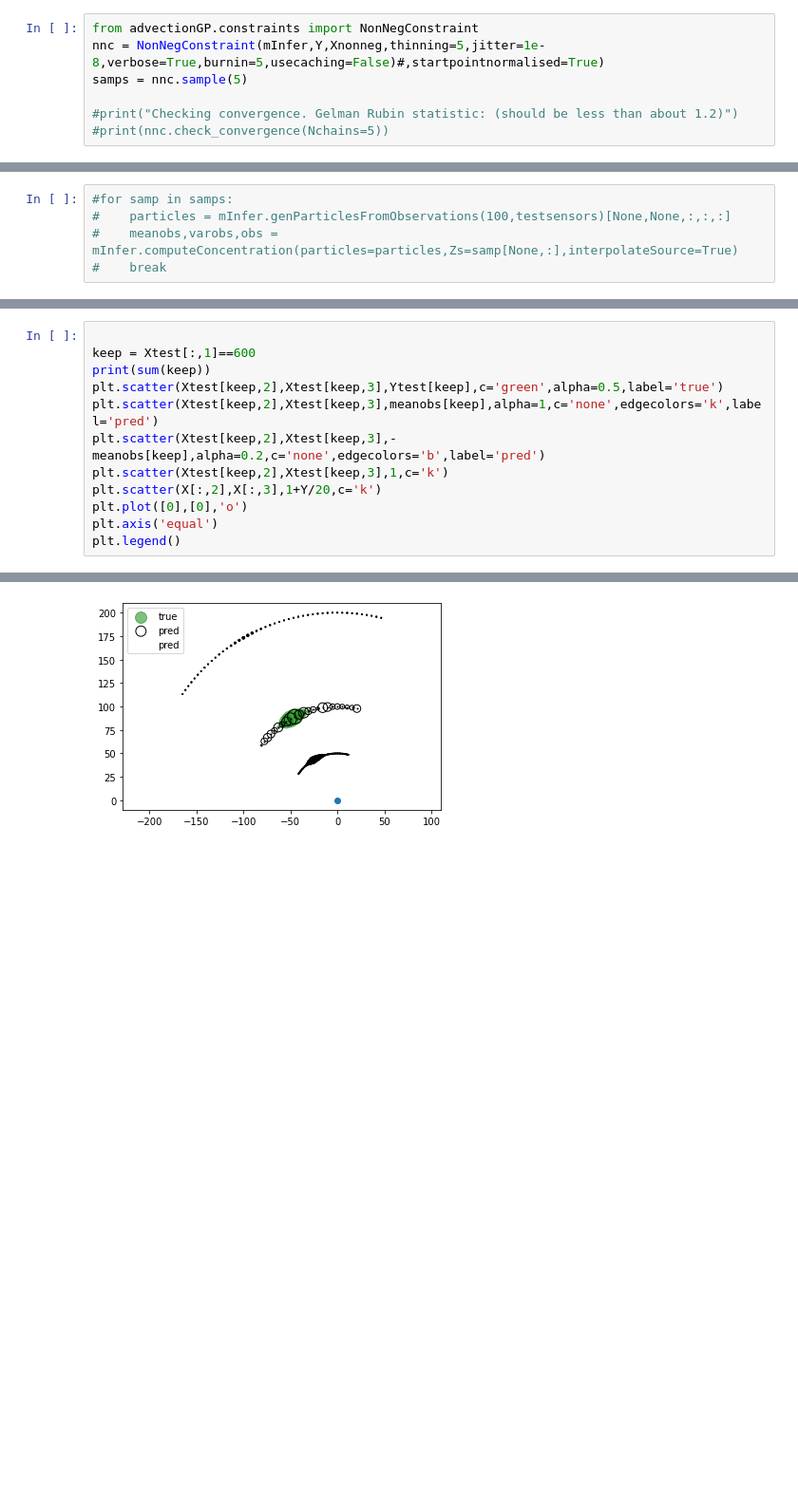
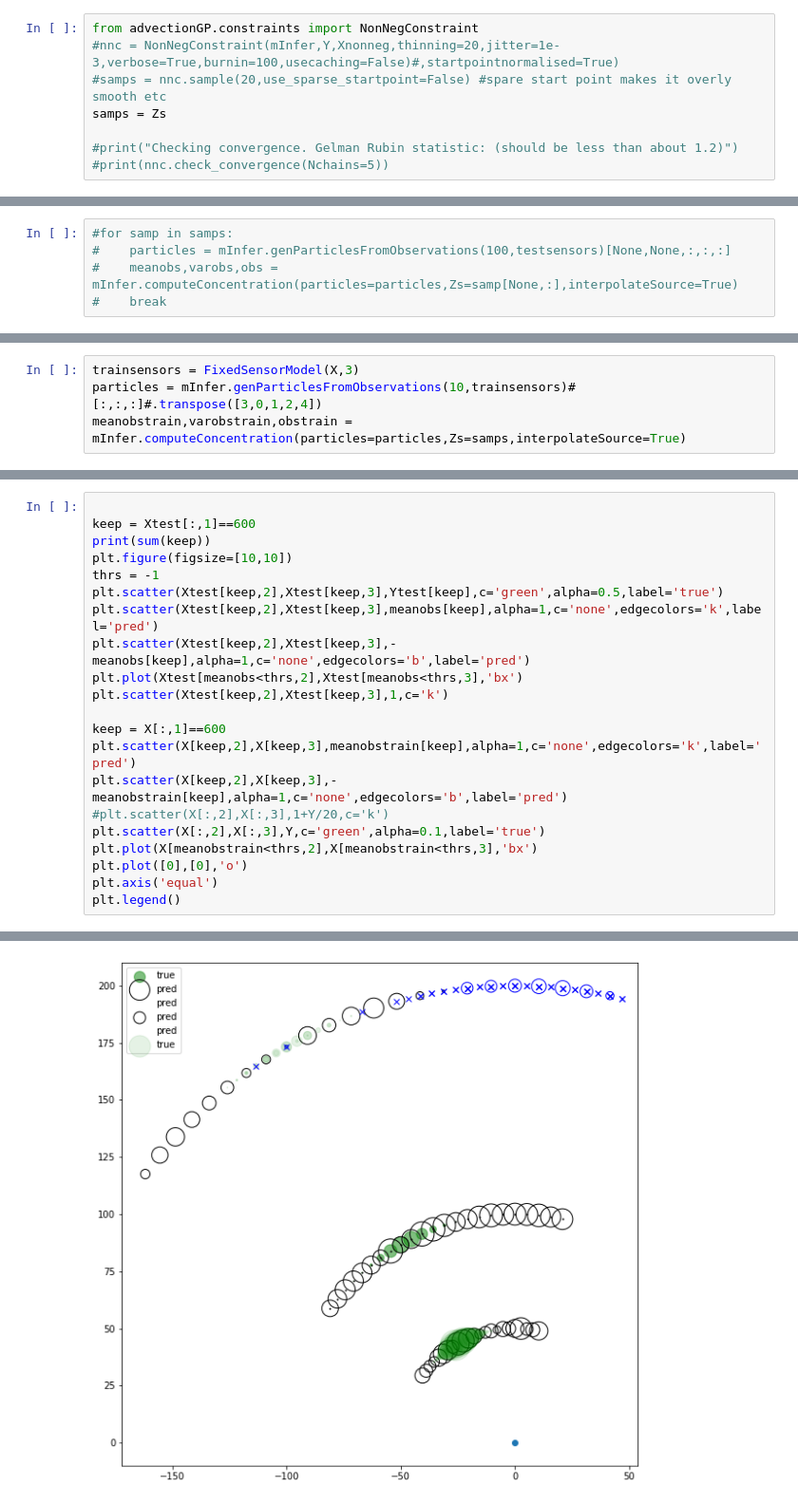
Before and after one commit to SheffieldML/advectionGPdatasets, a Jupyter notebook: juypter/Round Hill 2 example non neg example.ipynb, the cells around one changed output, grey strips where cells are left out. Shown at 95% size. Drawn from its saved outputs; the diff is of its cells as text; blank space fills up the shorter version.

```diff
--- a/juypter/Round Hill 2 example non neg example.ipynb
+++ b/juypter/Round Hill 2 example non neg example.ipynb
@@ -148,7 +168,8 @@ Xnonneg.shape
 # %%
 from advectionGP.constraints import NonNegConstraint
-nnc = NonNegConstraint(mInfer,Y,Xnonneg,thinning=5,jitter=1e-8,verbose=True,burnin=5,usecaching=False)#,startpointnormalised=True)
-samps = nnc.sample(5)
+#nnc = NonNegConstraint(mInfer,Y,Xnonneg,thinning=20,jitter=1e-3,verbose=True,burnin=100,usecaching=False)#,startpointnormalised=True)
+#samps = nnc.sample(20,use_sparse_startpoint=False) #spare start point makes it overly smooth etc
+samps = Zs
 
 #print("Checking convergence. Gelman Rubin statistic: (should be less than about 1.2)")
 #print(nnc.check_convergence(Nchains=5))
@@ -269,0 +312,4 @@ array([[ 0.4,  0.3, -0.5, ...,  0.2, -0.2,  0.2],
+# %%
+trainsensors = FixedSensorModel(X,3)
+particles = mInfer.genParticlesFromObservations(10,trainsensors)#[:,:,:]#.transpose([3,0,1,2,4])
+meanobstrain,varobstrain,obstrain = mInfer.computeConcentration(particles=particles,Zs=samps,interpolateSource=True)
@@ -270,19 +326,28 @@ array([[ 0.4,  0.3, -0.5, ...,  0.2, -0.2,  0.2],
 # %%
 
 keep = Xtest[:,1]==600
 print(sum(keep))
+plt.figure(figsize=[10,10])
+thrs = -1
 plt.scatter(Xtest[keep,2],Xtest[keep,3],Ytest[keep],c='green',alpha=0.5,label='true')
 plt.scatter(Xtest[keep,2],Xtest[keep,3],meanobs[keep],alpha=1,c='none',edgecolors='k',label='pred')
-plt.scatter(Xtest[keep,2],Xtest[keep,3],-meanobs[keep],alpha=0.2,c='none',edgecolors='b',label='pred')
+plt.scatter(Xtest[keep,2],Xtest[keep,3],-meanobs[keep],alpha=1,c='none',edgecolors='b',label='pred')
+plt.plot(Xtest[meanobs<thrs,2],Xtest[meanobs<thrs,3],'bx')
 plt.scatter(Xtest[keep,2],Xtest[keep,3],1,c='k')
-plt.scatter(X[:,2],X[:,3],1+Y/20,c='k')
+
+keep = X[:,1]==600
+plt.scatter(X[keep,2],X[keep,3],meanobstrain[keep],alpha=1,c='none',edgecolors='k',label='pred')
+plt.scatter(X[keep,2],X[keep,3],-meanobstrain[keep],alpha=1,c='none',edgecolors='b',label='pred')
+#plt.scatter(X[:,2],X[:,3],1+Y/20,c='k')
+plt.scatter(X[:,2],X[:,3],Y,c='green',alpha=0.1,label='true')
+plt.plot(X[meanobstrain<thrs,2],X[meanobstrain<thrs,3],'bx')
 plt.plot([0],[0],'o')
 plt.axis('equal')
 plt.legend()
 # %% [output]
 23
 <matplotlib.legend.Legend at 0x...>
-[figure, old version]
+[figure, new version]
 # %%
 plt.plot(obs.T);
 # %% [output]
```
Also changed, not shown: parts of 39 cells of this notebook, 11 other files.
